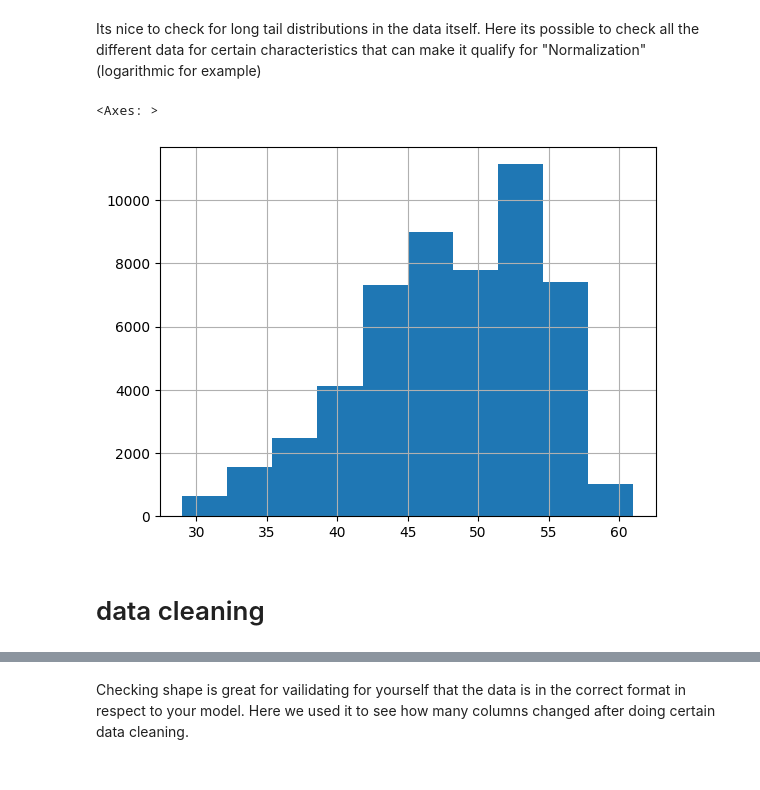
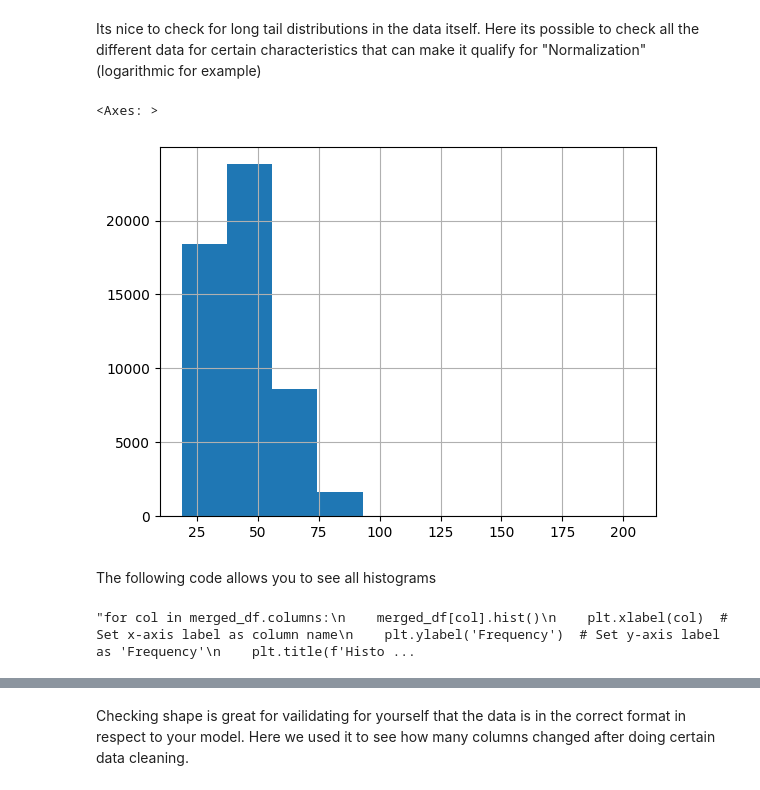
Before and after one commit to Markustho/DAT255-group12, a Jupyter notebook: src/models/Notebook_blogpost_tabular_data.ipynb, the cells around one changed output, grey strips where cells are left out. Drawn from its saved outputs; the diff is of its cells as text; code cells hidden in the pictures.

```diff
--- a/src/models/Notebook_blogpost_tabular_data.ipynb
+++ b/src/models/Notebook_blogpost_tabular_data.ipynb
@@ -80,12 +80,12 @@ elif kaggle:
     DATAFailures = Path("/kaggle/input/turbine-data/opendata-wind-failures-2017.xlsx")
 
 else:
-    DATA17 = "../../data/processed/Onsite-MetMast-SCADA-data-2017.xlsx"
-    DATAScada17 = "../../data/processed/Wind-Turbine-SCADA-signals-2017_0.xlsx"
-    DATAFailures17 = "../../data/processed/opendata-wind-failures-2017.xlsx"
+    DATA17 = "../../data/raw/Onsite-MetMast-SCADA-data-2017.xlsx"
+    DATAScada17 = "../../data/raw/Wind-Turbine-SCADA-signals-2017_0.xlsx"
+    DATAFailures17 = "../../data/raw/opendata-wind-failures-2017.xlsx"
 
     #data from 2016
-    DATA = "../../data/processed/Onsite-MetMast-SCADA-data-2016.xlsx"
-    DATAScada = "../../data/processed/Wind-Turbine-SCADA-signals-2016.xlsx"
-    DATAFailures = "../../data/processed/Historical-Failure-Logbook-2016.xlsx"
+    DATA = "../../data/raw/Onsite-MetMast-SCADA-data-2016.xlsx"
+    DATAScada = "../../data/raw/Wind-Turbine-SCADA-signals-2016.xlsx"
+    DATAFailures = "../../data/raw/Historical-Failure-Logbook-2016.xlsx"
 # %% [markdown]
@@ -172,10 +172,19 @@ Its nice to check for long tail distributions in the data itself. Here its possi
 # %%
 # check the "spread" of the data in a column
 #this is interesting because often we do now want a long tail distribution of our data!
 # for longtail distributions. make distribution logaritmic
-merged_df["Gear_Oil_Temp_Avg"].hist()
+merged_df["Gen_Bear_Temp_Avg"].hist()
 # %% [output]
 <Axes: >
-[figure, old version]
+[figure, new version]
-# %% [markdown]
-# data cleaning
+# %% [markdown]
+The following code allows you to see all histograms
+# %%
+"""for col in merged_df.columns:
+    merged_df[col].hist()
+    plt.xlabel(col)  # Set x-axis label as column name
+    plt.ylabel('Frequency')  # Set y-axis label as 'Frequency'
+    plt.title(f'Histogram of {col}')  # Set title as 'Histogram of <column>'
+    plt.show()  # Display each histogram"""
+# %% [output]
+"for col in merged_df.columns:\n    merged_df[col].hist()\n    plt.xlabel(col)  # Set x-axis label as column name\n    plt.ylabel('Frequency')  # Set y-axis label as 'Frequency'\n    plt.title(f'Histo ...
```
Also changed, not shown: parts of 10 cells of this notebook, 1 other file.
